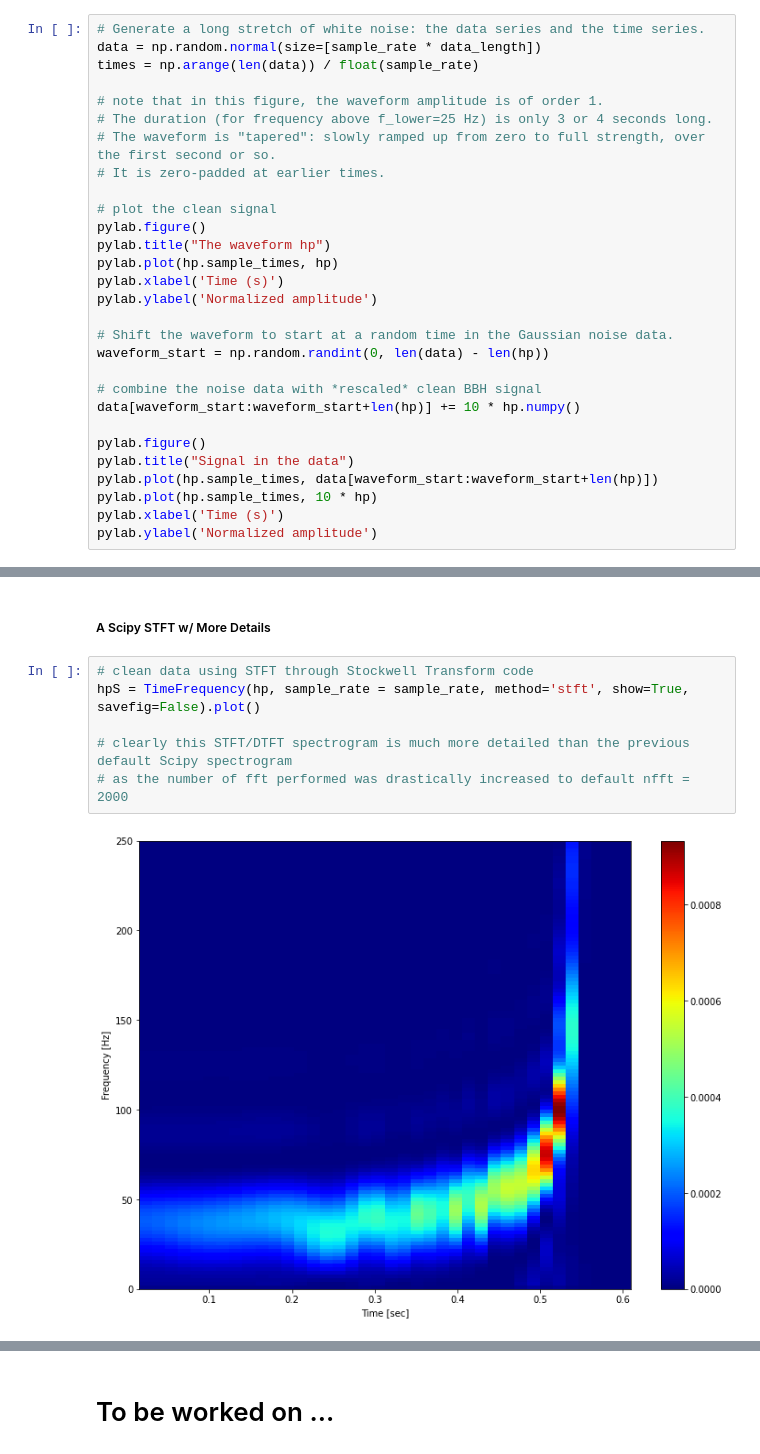
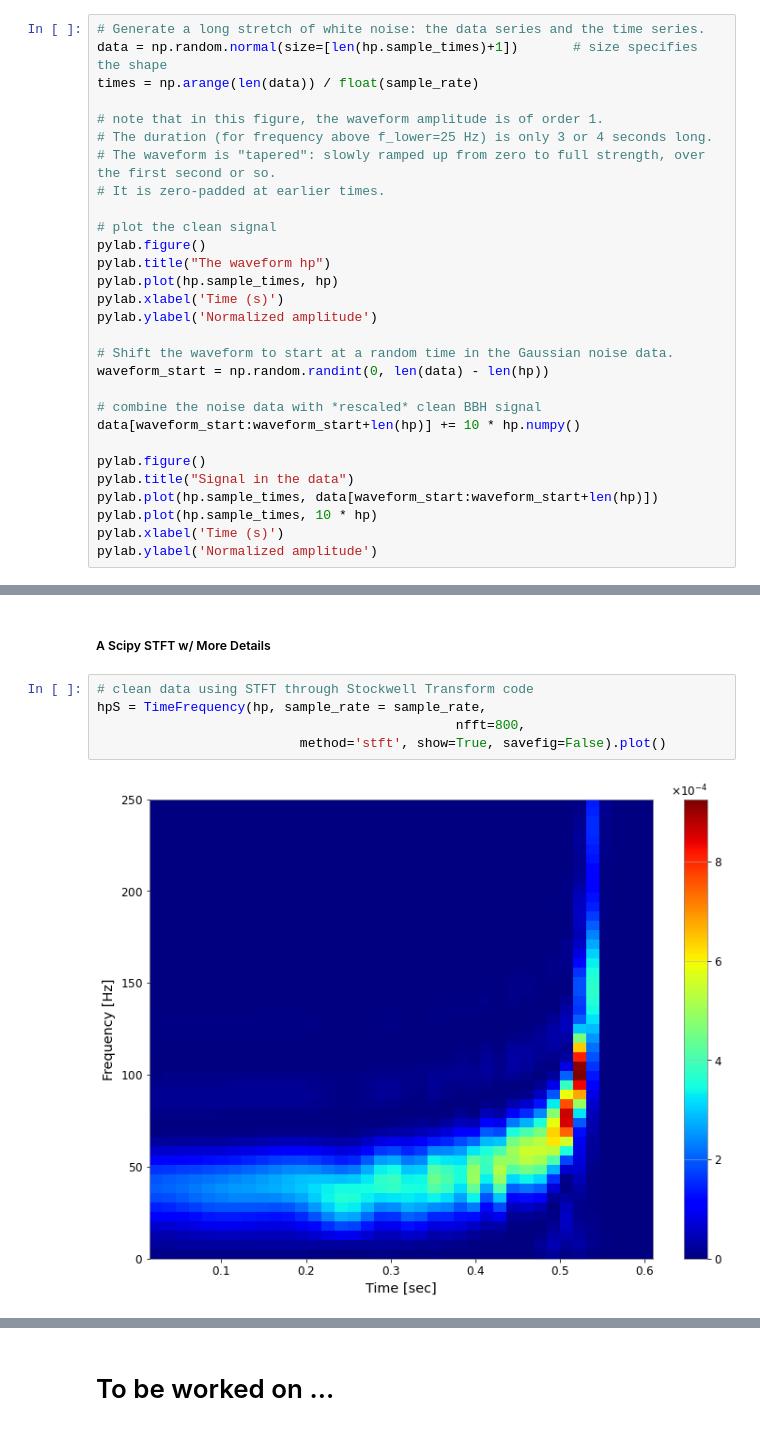
Before and after one commit to xli2522/GW-SignalGen, a Jupyter notebook: modified_S.ipynb, the cells around one changed output, grey strips where cells are left out. Saved outputs shown, nothing was run; the diff lists cells and outputs as text.

Commit message:
correct noise data length, nfft def

```diff
--- a/modified_S.ipynb
+++ b/modified_S.ipynb
@@ -81,7 +95,7 @@ testing_container[0], testing_container[1] = hp, hc
 ### 1.2 Generate BBH Waveforms with Gaussian Noise
 # %%
 # Generate a long stretch of white noise: the data series and the time series.
-data = np.random.normal(size=[sample_rate * data_length])
+data = np.random.normal(size=[len(hp.sample_times)+1])       # size specifies the shape
 times = np.arange(len(data)) / float(sample_rate)
 
 # note that in this figure, the waveform amplitude is of order 1.
@@ -362,12 +376,11 @@ print(hp.shape)
 ##### A Scipy STFT w/ More Details
 # %%
 # clean data using STFT through Stockwell Transform code
-hpS = TimeFrequency(hp, sample_rate = sample_rate, method='stft', show=True, savefig=False).plot()
-
-# clearly this STFT/DTFT spectrogram is much more detailed than the previous default Scipy spectrogram
-# as the number of fft performed was drastically increased to default nfft = 2000
+hpS = TimeFrequency(hp, sample_rate = sample_rate,
+                                              nfft=800,
+                          method='stft', show=True, savefig=False).plot()
 # %% [output]
-[figure, old version]
+[figure, new version]
 # %%
 # inspect the formate of our noisy data
 print(data)
```
Also changed, not shown: parts of 11 cells of this notebook.
